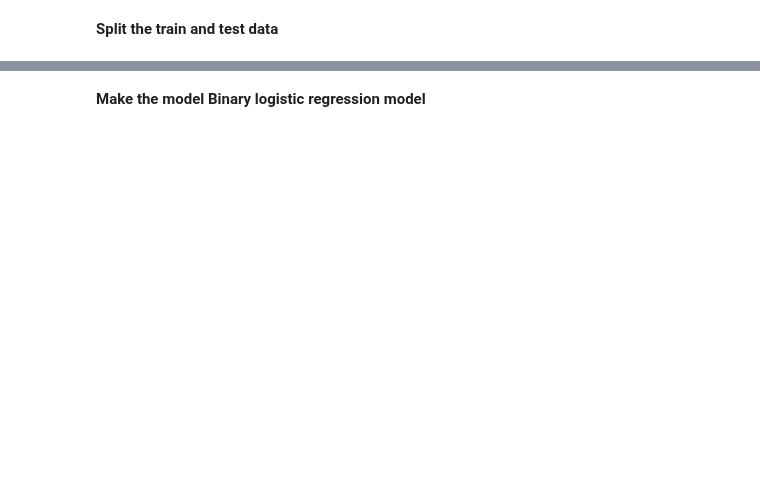
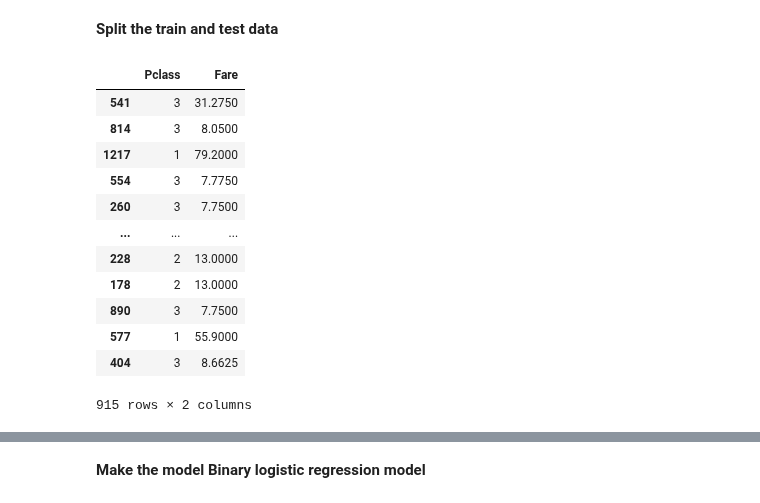
Before and after one commit to RaisulislamRimon/data-science-notes, a Jupyter notebook: 12_module/module_12_quiz/1_test/Logistic_R_Assignment/LogisticRegression.ipynb, the cells around one changed output, grey strips where cells are left out. Drawn from its saved outputs; the diff is of its cells as text; code cells hidden in the pictures; blank space fills up the shorter version.

```diff
--- a/12_module/module_12_quiz/1_test/Logistic_R_Assignment/LogisticRegression.ipynb
+++ b/12_module/module_12_quiz/1_test/Logistic_R_Assignment/LogisticRegression.ipynb
@@ -68,3 +105,21 @@ dtype: int64
 **Split the train and test data**
 # %%
 #code here
+from sklearn.model_selection import train_test_split
+X_train, X_test, y_train, y_test = train_test_split(X, y, train_size=0.7)
+# %%
+X_train
+# %% [output]
+|  | Pclass | Fare |
+| 541 | 3 | 31.2750 |
+| 814 | 3 | 8.0500 |
+| 1217 | 1 | 79.2000 |
+| 554 | 3 | 7.7750 |
+| 260 | 3 | 7.7500 |
+| ... | ... | ... |
+| 228 | 2 | 13.0000 |
+| 178 | 2 | 13.0000 |
+| 890 | 3 | 7.7500 |
+| 577 | 1 | 55.9000 |
+| 404 | 3 | 8.6625 |
+915 rows × 2 columns
```
Also changed, not shown: parts of 14 cells of this notebook.
